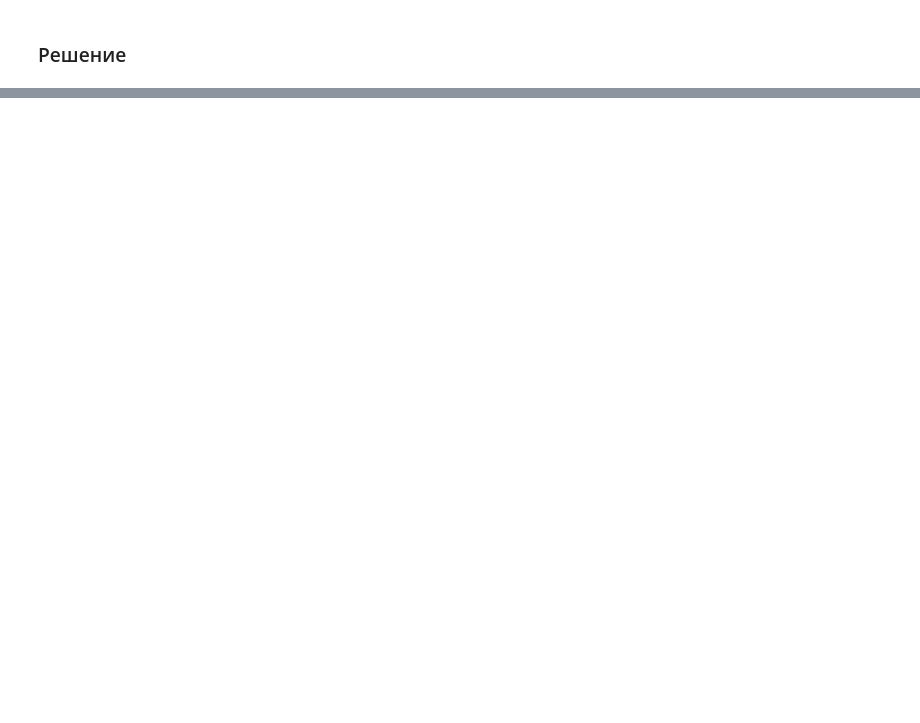
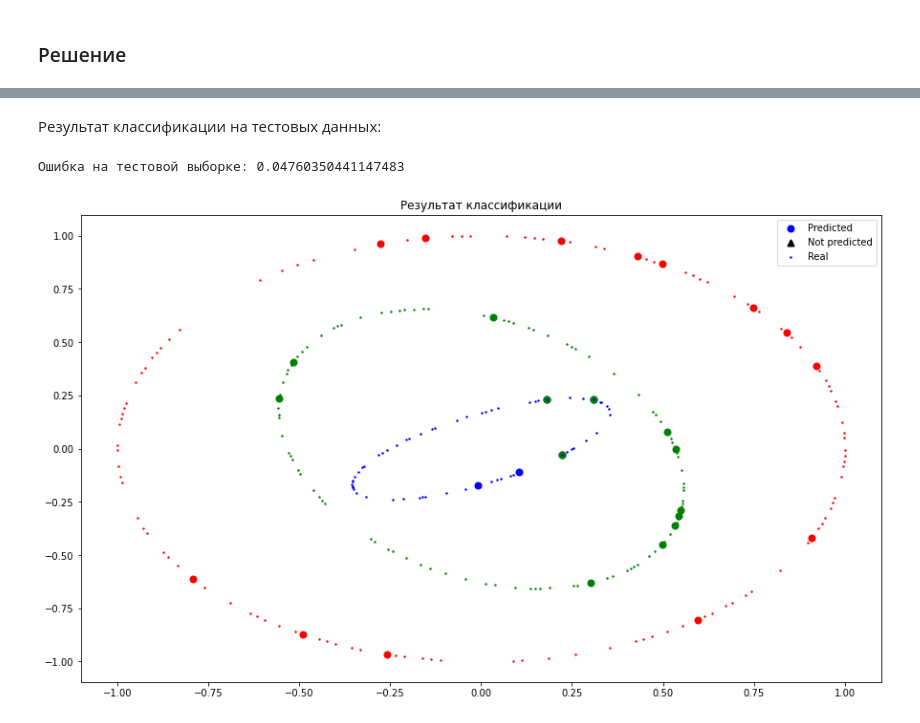
Before and after one commit to m-bronnikov/NeuroInformatica, a Jupyter notebook: lab3/solution.ipynb, the cells around one changed output, grey strips where cells are left out. Cells and saved outputs as stored; diff of their text form; code cells hidden in the pictures; blank space fills up the shorter version.

```diff
--- a/lab3/solution.ipynb
+++ b/lab3/solution.ipynb
@@ -614,0 +593,7 @@ RMSE = 0.041820303477404716
+# %%
+size_train = int(train_p * X.shape[0])
+bound_valid = size_train + int(valid_p * X.shape[0])
+
+X_train, Y_train = X[:size_train], Y[:size_train]
+X_valid, Y_valid = X[size_train:bound_valid], Y[size_train:bound_valid]
+X_test, Y_test = X[bound_valid:], Y[bound_valid:]
@@ -614,0 +628,23 @@ RMSE = 0.041820303477404716
+# %%
+def plot_test_classify(X, Y, X_test, Y_out):
+    plt.figure(figsize=(15, 9))
+
+    x_1 = X_test[Y_out[:, 0] == 1]
+    x_2 = X_test[Y_out[:, 1] == 1]
+    x_3 = X_test[Y_out[:, 2] == 1]
+    x_4 = X_test[(Y_out[:, 0] == 0) & (Y_out[:, 1] == 0) & (Y_out[:, 2] == 0)]
+    plt.scatter(x_1.T[0], x_1.T[1], color='b', linewidths=2, label="Predicted")
+    plt.scatter(x_2.T[0], x_2.T[1], color='g', linewidths=2)
+    plt.scatter(x_3.T[0], x_3.T[1], color='r', linewidths=2)
+    plt.scatter(x_4.T[0], x_4.T[1], marker='^', color='black', linewidths=2, label="Not predicted")
+
+
+    x_1 = X[Y[:, 0] == 1]
+    x_2 = X[Y[:, 1] == 1]
+    x_3 = X[Y[:, 2] == 1]
+    plt.scatter(x_1.T[0], x_1.T[1], color='b', s=2, label="Real")
+    plt.scatter(x_2.T[0], x_2.T[1], color='g', s=2)
+    plt.scatter(x_3.T[0], x_3.T[1], color='r', s=2)
+
+    plt.legend()
+    plt.title("Результат классификации")
@@ -614,0 +709,7 @@ RMSE = 0.041820303477404716
+# %%
+model = NeuralNetwork()
+model.add(FullyConnectedLayer(neuros=20, activation=Sigmoid()))
+model.add(FullyConnectedLayer(neuros=3, activation=Sigmoid()))
+
+model.compilation(solver=RProp(), out_layer=Linear_with_MSE(), data_dim=2)
+hist = model.fit(X_train, Y_train, X_valid, Y_valid, 40, X_train.shape[0])
@@ -614,0 +722,11 @@ RMSE = 0.041820303477404716
+# %% [markdown]
+Результат классификации на тестовых данных:
+# %%
+Y_out = model.classify_task(X_test)
+print("Ошибка на тестовой выборке:", model.loss(X_test, Y_test))
+# %% [output]
+Ошибка на тестовой выборке: 0.04760350441147483
+# %%
+plot_test_classify(X, Y, X_test, Y_out)
+# %% [output]
+[figure, added]
```
Also changed, not shown: parts of 133 cells of this notebook.
